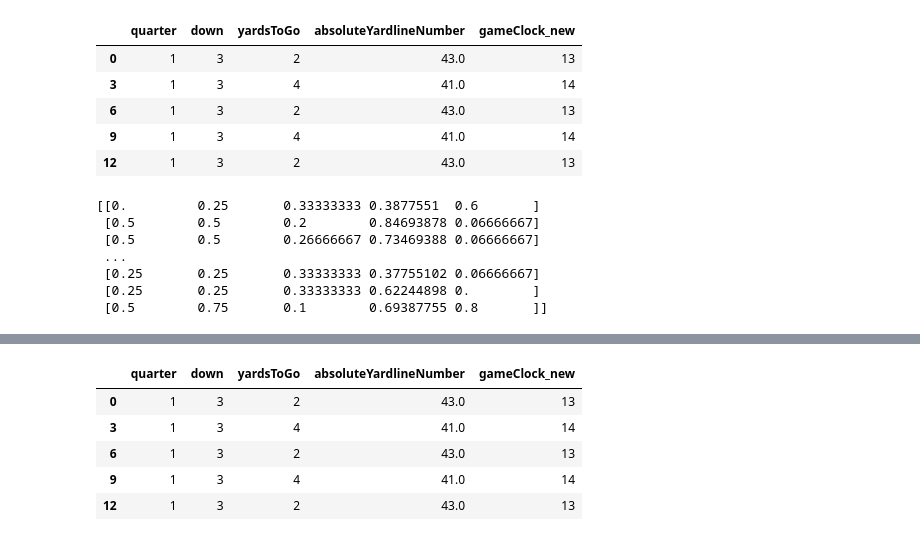
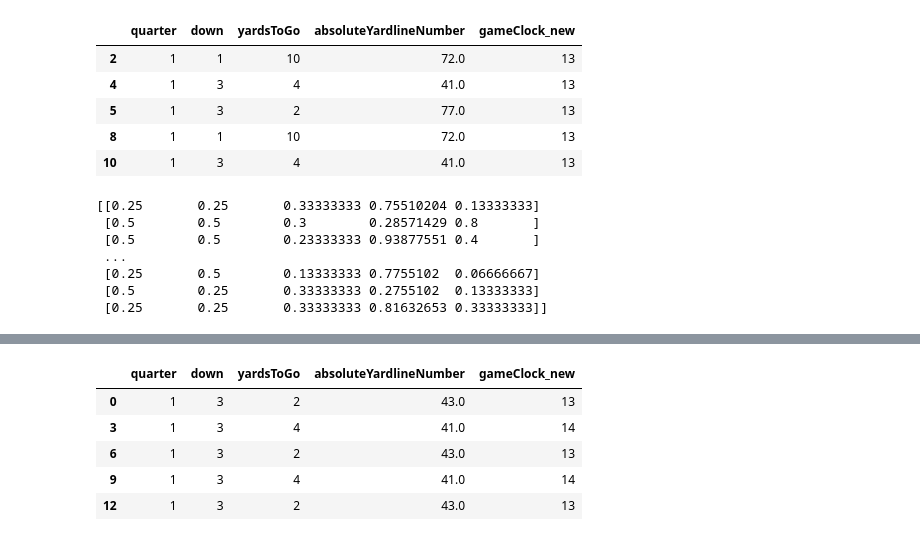
Before and after one commit to nik262/NFL-DATA-SCIENCE-PROJECT, a Jupyter notebook: new_passing_model.ipynb, the cells around one changed output, grey strips where cells are left out. Saved outputs shown, nothing was run; the diff lists cells and outputs as text; code cells hidden in the pictures.

```diff
--- a/new_passing_model.ipynb
+++ b/new_passing_model.ipynb
@@ -62,37 +75,37 @@ def convertTimeToNumerical2(t):
     return int(t[0])
 
 dfPlays['gameClock_new'] = dfPlays['gameClock'].apply(convertTimeToNumerical2)
-
-dfPlays['height'] = dfPlayer['height'].apply(heightInches)
-dfPlays = dfPlays.fillna(method='ffill')
 # %%
 # Selecting train and test data
 xInput = dfPlays[['defendersInBox','quarter','yardsToGo','gameClock_new']]#,'gameClock']]#,'height','s']]
+
+plays = dfPlays
+
+C_data = plays.loc[plays['passResult']=="C"]
 I_data = plays.loc[plays['passResult']=="I"]
-C_data = plays.loc[plays['passResult']=="C"]
 IN_data = plays.loc[plays['passResult']=="IN"]
 S_data = plays.loc[plays['passResult']=="S"]
 
-all_data = pd.concat([I_data, C_data, IN_data, S_data], axis=0)
+all_data = pd.concat([C_data, I_data, IN_data, S_data], axis=0)
 
-labels = np.array([0]*len(I_data)+[1]*len(C_data)+[2]*len(IN_data)+[3]*len(S_data))
+labels = np.array([0]*len(C_data)+[1]*len(I_data)+[2]*len(IN_data)+[3]*len(S_data))
 
 xInput = all_data[['quarter','down','yardsToGo','absoluteYardlineNumber','gameClock_new']]
 
 yInput = labels
-#yInput.dropna()
+
 xInput.head()
 # %% [output]
 |  | quarter | down | yardsToGo | absoluteYardlineNumber | gameClock_new |
-| 0 | 1 | 3 | 2 | 43.0 | 13 |
-| 3 | 1 | 3 | 4 | 41.0 | 14 |
-| 6 | 1 | 3 | 2 | 43.0 | 13 |
-| 9 | 1 | 3 | 4 | 41.0 | 14 |
-| 12 | 1 | 3 | 2 | 43.0 | 13 |
+| 2 | 1 | 1 | 10 | 72.0 | 13 |
+| 4 | 1 | 3 | 4 | 41.0 | 13 |
+| 5 | 1 | 3 | 2 | 77.0 | 13 |
+| 8 | 1 | 1 | 10 | 72.0 | 13 |
+| 10 | 1 | 3 | 4 | 41.0 | 13 |
 # %%
 #split data into train and test
 #week1
-x_train,x_test,y_train,y_test = train_test_split(xInput,yInput,random_state=0,test_size=0.25)
+x_train,x_test,y_train,y_test = train_test_split(xInput,yInput,test_size=0.25)
 #scaling dataset
 scaler = MinMaxScaler()
 xTrainScaled = scaler.fit_transform(x_train)
@@ -100,12 +113,12 @@ xTestScaled = scaler.fit_transform(x_test)
 
 print(xTestScaled)
 # %% [output]
-[[0.         0.25       0.33333333 0.3877551  0.6       ]
- [0.5        0.5        0.2        0.84693878 0.06666667]
- [0.5        0.5        0.26666667 0.73469388 0.06666667]
+[[0.25       0.25       0.33333333 0.75510204 0.13333333]
+ [0.5        0.5        0.3        0.28571429 0.8       ]
+ [0.5        0.5        0.23333333 0.93877551 0.4       ]
  ...
- [0.25       0.25       0.33333333 0.37755102 0.06666667]
- [0.25       0.25       0.33333333 0.62244898 0.        ]
- [0.5        0.75       0.1        0.69387755 0.8       ]]
+ [0.25       0.5        0.13333333 0.7755102  0.06666667]
+ [0.5        0.25       0.33333333 0.2755102  0.13333333]
+ [0.25       0.25       0.33333333 0.81632653 0.33333333]]
 # %%
 #select model
```
Also changed, not shown: parts of 6 cells of this notebook, 2 other files.
